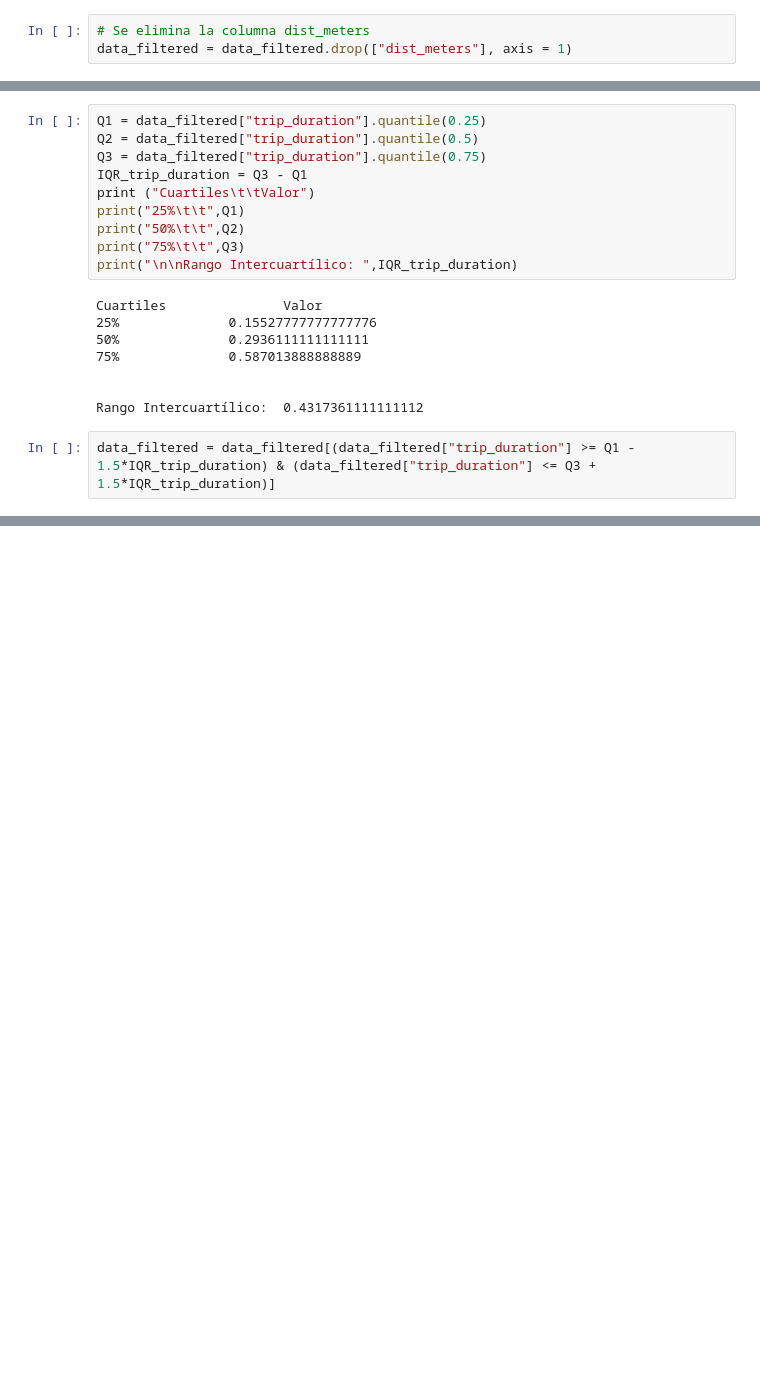
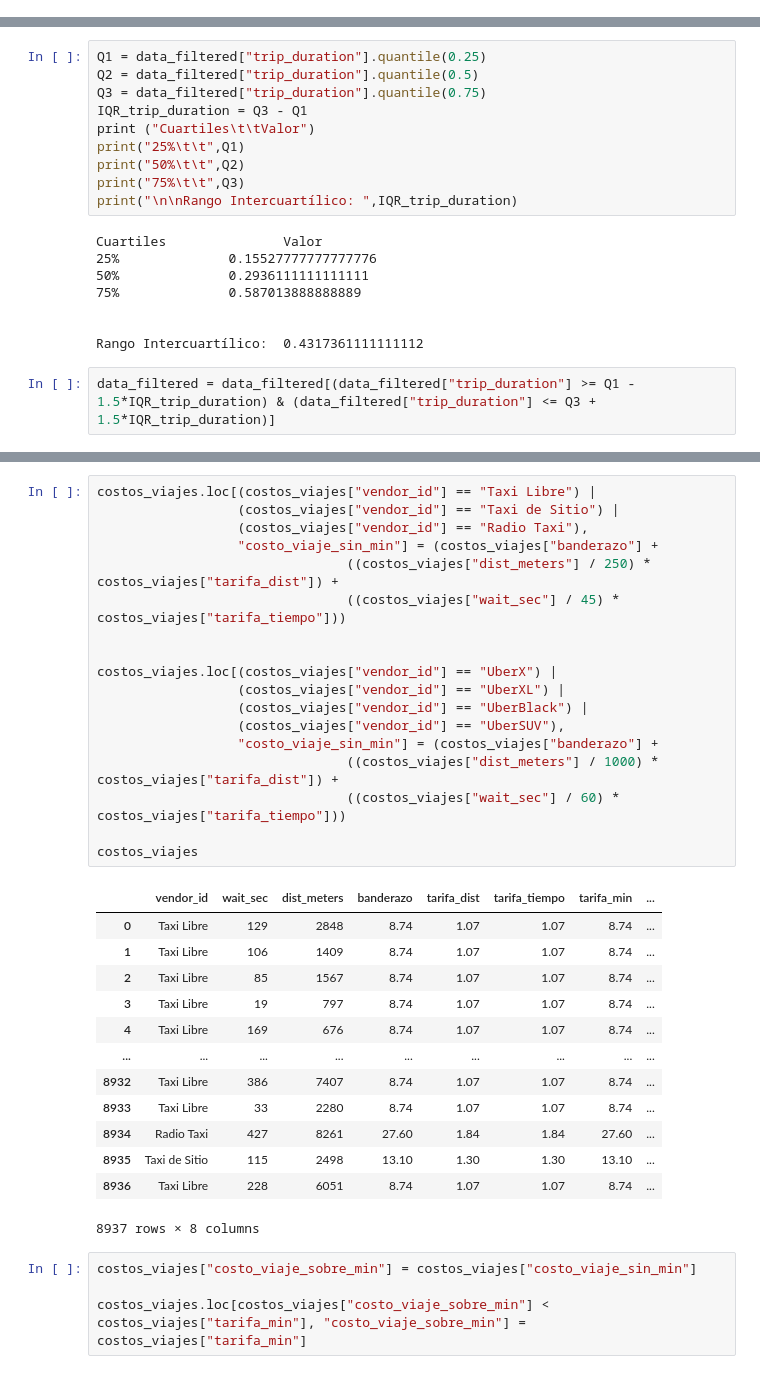
Before and after one commit to CristopherCano/Proyecto_Python_Procesamiento_de_datos, a Jupyter notebook: Proyecto.ipynb, the cells around one changed output, grey strips where cells are left out. Cells and saved outputs as stored; diff of their text form; blank space fills up the shorter version.

```diff
--- a/Proyecto.ipynb
+++ b/Proyecto.ipynb
@@ -231,9 +231,6 @@ data_filtered[["dist_km","trip_duration","speed_km"]].head()
 | 3 | 2.848 | 0.189167 | 15.055507 |
 | 4 | 1.409 | 0.121111 | 11.633945 |
 | 5 | 1.567 | 0.122778 | 12.762896 |
-# %%
-# Se elimina la columna dist_meters
-data_filtered = data_filtered.drop(["dist_meters"], axis = 1)
 # %% [markdown]
 Como se puede ver, hay viajes que duran más de lo anormal, debido al contexto del dataframe, consideramos que se deben de eliminar los viajes con velocidades mayores a 200 km/h y con distancias menores a 500 metros (.5 km). Después se eliminarán outliers con el método del Rango Inter Cuartílico.
 # %%
@@ -309,0 +364,36 @@ data_filtered.shape
+# %%
+costos_viajes.loc[(costos_viajes["vendor_id"] == "Taxi Libre") |
+                  (costos_viajes["vendor_id"] == "Taxi de Sitio") |
+                  (costos_viajes["vendor_id"] == "Radio Taxi"),
+                  "costo_viaje_sin_min"] = (costos_viajes["banderazo"] +
+                                ((costos_viajes["dist_meters"] / 250) * costos_viajes["tarifa_dist"]) +
+                                ((costos_viajes["wait_sec"] / 45) * costos_viajes["tarifa_tiempo"]))
+
+
+costos_viajes.loc[(costos_viajes["vendor_id"] == "UberX") |
+                  (costos_viajes["vendor_id"] == "UberXL") |
+                  (costos_viajes["vendor_id"] == "UberBlack") |
+                  (costos_viajes["vendor_id"] == "UberSUV"),
+                  "costo_viaje_sin_min"] = (costos_viajes["banderazo"] +
+                                ((costos_viajes["dist_meters"] / 1000) * costos_viajes["tarifa_dist"]) +
+                                ((costos_viajes["wait_sec"] / 60) * costos_viajes["tarifa_tiempo"]))
+
+costos_viajes
+# %% [output]
+|  | vendor_id | wait_sec | dist_meters | banderazo | tarifa_dist | tarifa_tiempo | tarifa_min | ... |
+| 0 | Taxi Libre | 129 | 2848 | 8.74 | 1.07 | 1.07 | 8.74 | ... |
+| 1 | Taxi Libre | 106 | 1409 | 8.74 | 1.07 | 1.07 | 8.74 | ... |
+| 2 | Taxi Libre | 85 | 1567 | 8.74 | 1.07 | 1.07 | 8.74 | ... |
+| 3 | Taxi Libre | 19 | 797 | 8.74 | 1.07 | 1.07 | 8.74 | ... |
+| 4 | Taxi Libre | 169 | 676 | 8.74 | 1.07 | 1.07 | 8.74 | ... |
+| ... | ... | ... | ... | ... | ... | ... | ... | ... |
+| 8932 | Taxi Libre | 386 | 7407 | 8.74 | 1.07 | 1.07 | 8.74 | ... |
+| 8933 | Taxi Libre | 33 | 2280 | 8.74 | 1.07 | 1.07 | 8.74 | ... |
+| 8934 | Radio Taxi | 427 | 8261 | 27.60 | 1.84 | 1.84 | 27.60 | ... |
+| 8935 | Taxi de Sitio | 115 | 2498 | 13.10 | 1.30 | 1.30 | 13.10 | ... |
+| 8936 | Taxi Libre | 228 | 6051 | 8.74 | 1.07 | 1.07 | 8.74 | ... |
+8937 rows × 8 columns
+# %%
+costos_viajes["costo_viaje_sobre_min"] = costos_viajes["costo_viaje_sin_min"]
+
+costos_viajes.loc[costos_viajes["costo_viaje_sobre_min"] < costos_viajes["tarifa_min"], "costo_viaje_sobre_min"] = costos_viajes["tarifa_min"]
```
Also changed, not shown: parts of 9 cells of this notebook.
